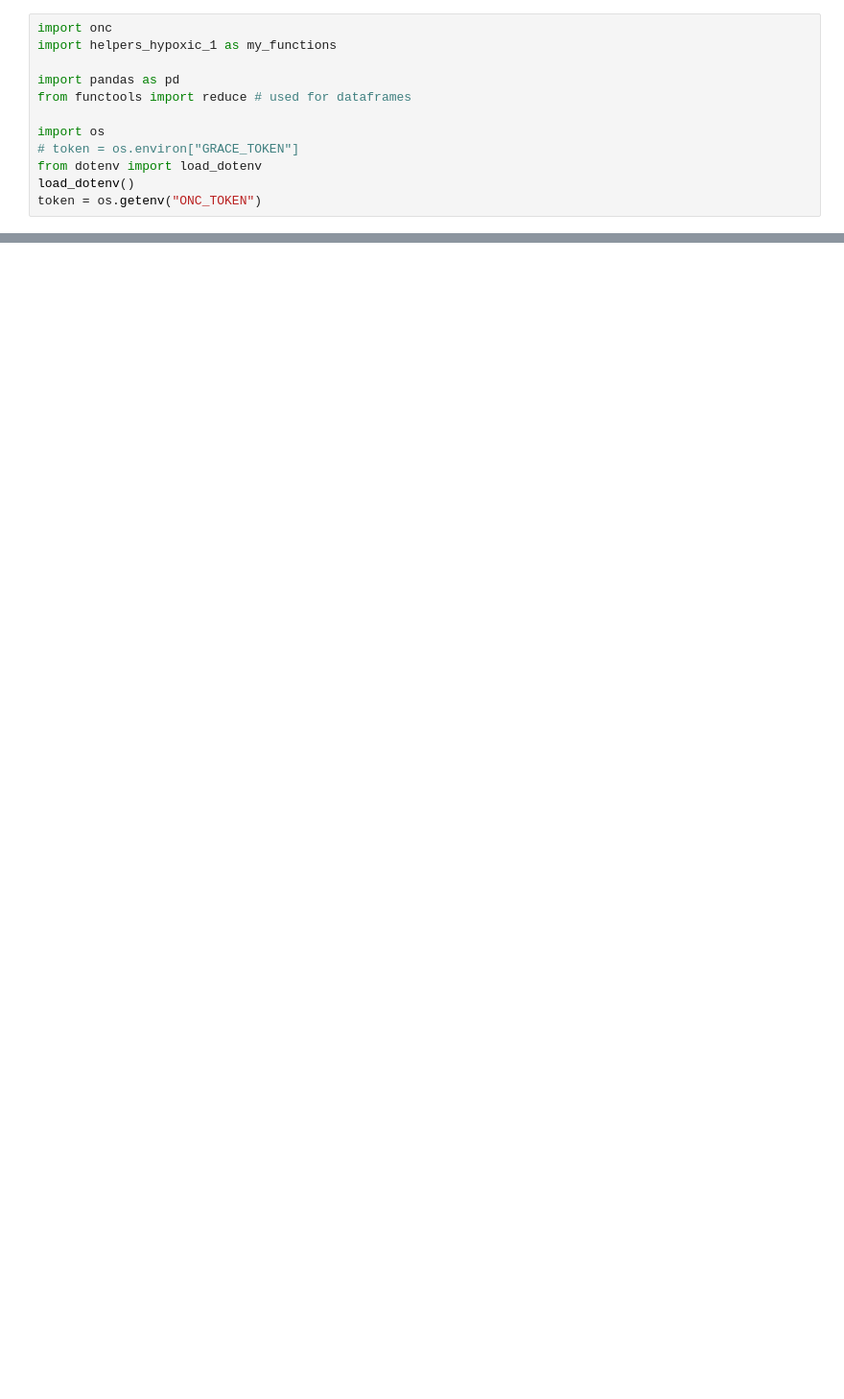
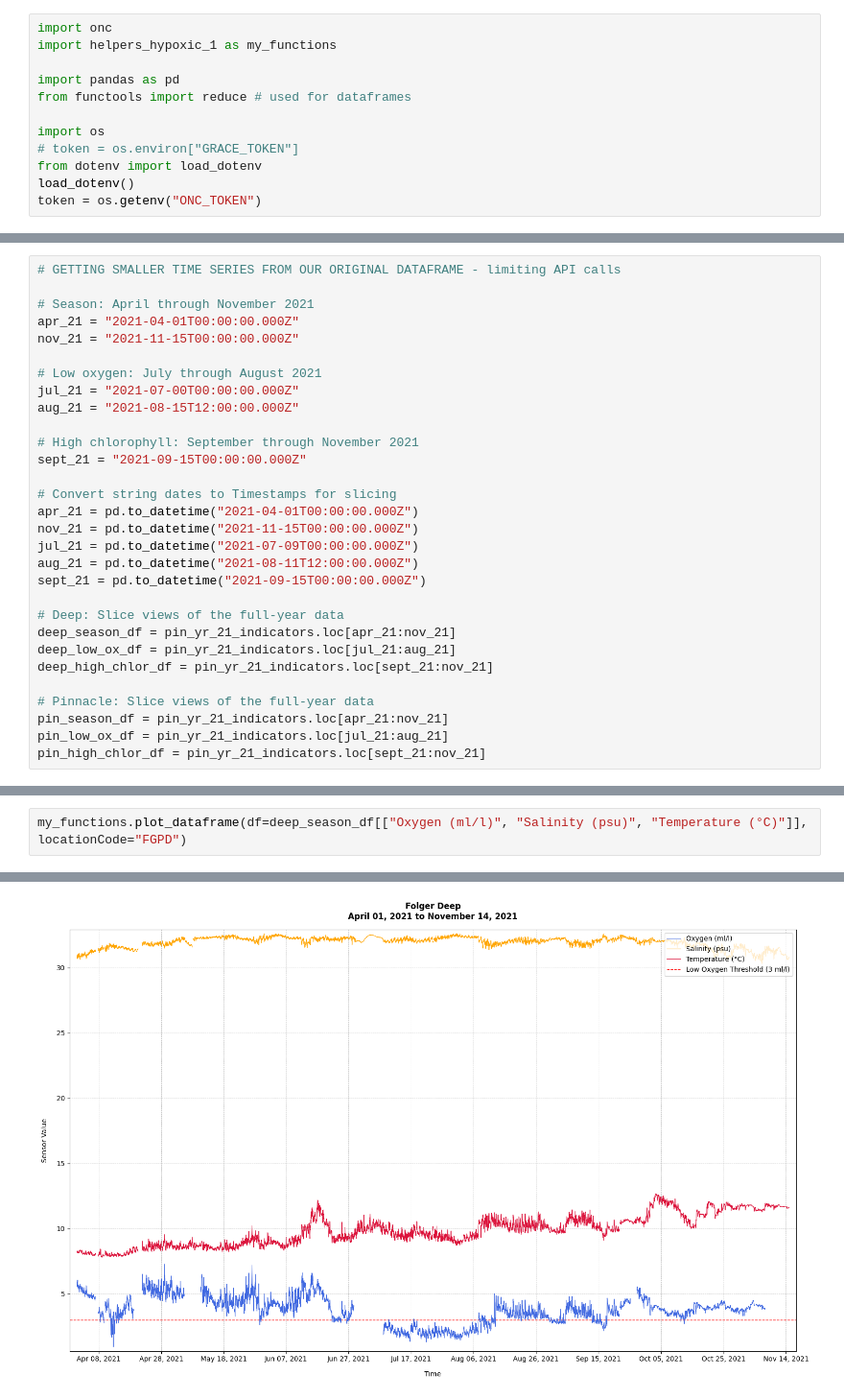
Before and after one commit to g-bertozzi/BMSC-2025, a Jupyter notebook: deepnote/tester.ipynb, the cells around one changed output, grey strips where cells are left out. Shown at 96% size. Drawn from its saved outputs; the diff is of its cells as text; blank space fills up the shorter version.

```diff
--- a/deepnote/tester.ipynb
+++ b/deepnote/tester.ipynb
@@ -113,0 +69,30 @@ start df: 2021-01-01 00:15:00+00:00, end: 2021-12-31 23:45:00+00:00
+# %%
+# GETTING SMALLER TIME SERIES FROM OUR ORIGINAL DATAFRAME - limiting API calls
+
+# Season: April through November 2021
+apr_21 = "2021-04-01T00:00:00.000Z"
+nov_21 = "2021-11-15T00:00:00.000Z"
+
+# Low oxygen: July through August 2021
+jul_21 = "2021-07-00T00:00:00.000Z"
+aug_21 = "2021-08-15T12:00:00.000Z"
+
+# High chlorophyll: September through November 2021
+sept_21 = "2021-09-15T00:00:00.000Z"
+
+# Convert string dates to Timestamps for slicing
+apr_21 = pd.to_datetime("2021-04-01T00:00:00.000Z")
+nov_21 = pd.to_datetime("2021-11-15T00:00:00.000Z")
+jul_21 = pd.to_datetime("2021-07-09T00:00:00.000Z")
+aug_21 = pd.to_datetime("2021-08-11T12:00:00.000Z")
+sept_21 = pd.to_datetime("2021-09-15T00:00:00.000Z")
+
+# Deep: Slice views of the full-year data
+deep_season_df = pin_yr_21_indicators.loc[apr_21:nov_21]
+deep_low_ox_df = pin_yr_21_indicators.loc[jul_21:aug_21]
+deep_high_chlor_df = pin_yr_21_indicators.loc[sept_21:nov_21]
+
+# Pinnacle: Slice views of the full-year data
+pin_season_df = pin_yr_21_indicators.loc[apr_21:nov_21]
+pin_low_ox_df = pin_yr_21_indicators.loc[jul_21:aug_21]
+pin_high_chlor_df = pin_yr_21_indicators.loc[sept_21:nov_21]
@@ -113,0 +101,3 @@ start df: 2021-01-01 00:15:00+00:00, end: 2021-12-31 23:45:00+00:00
+# %%
+my_functions.plot_dataframe(df=deep_season_df[["Oxygen (ml/l)", "Salinity (psu)", "Temperature (°C)"]], locationCode="FGPD")
+# %% [output]
@@ -113,0 +105 @@ start df: 2021-01-01 00:15:00+00:00, end: 2021-12-31 23:45:00+00:00
+[figure, added]
```
Also changed, not shown: parts of 22 cells of this notebook, 1 other file.
